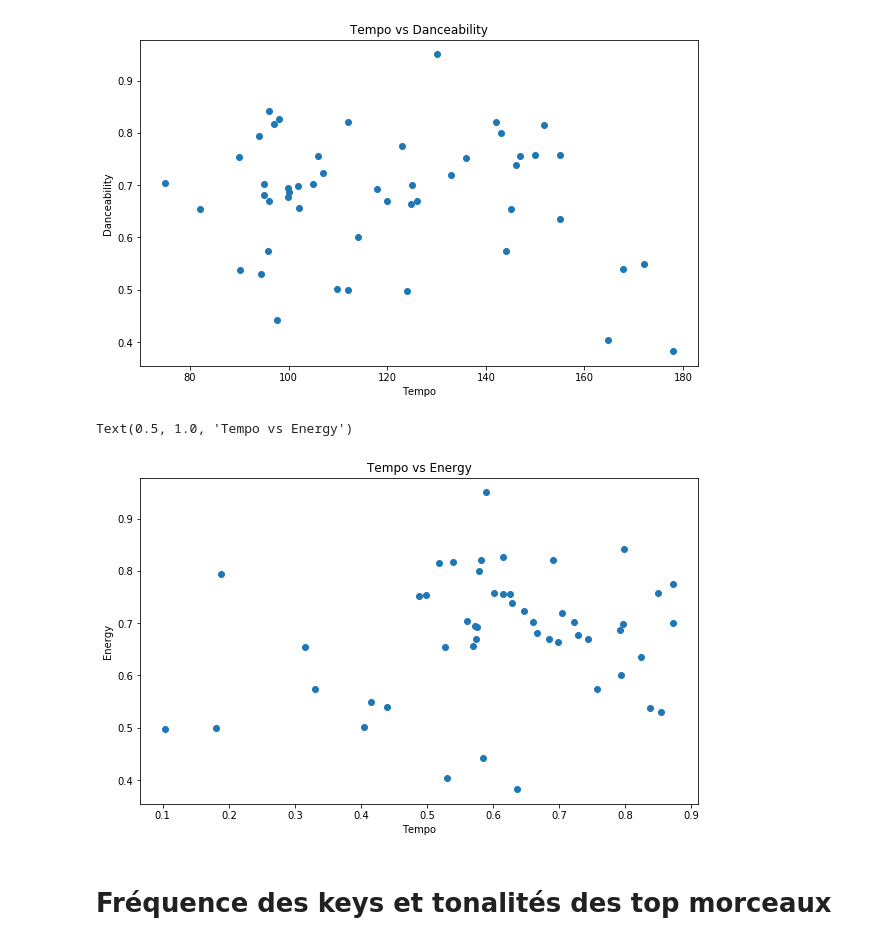
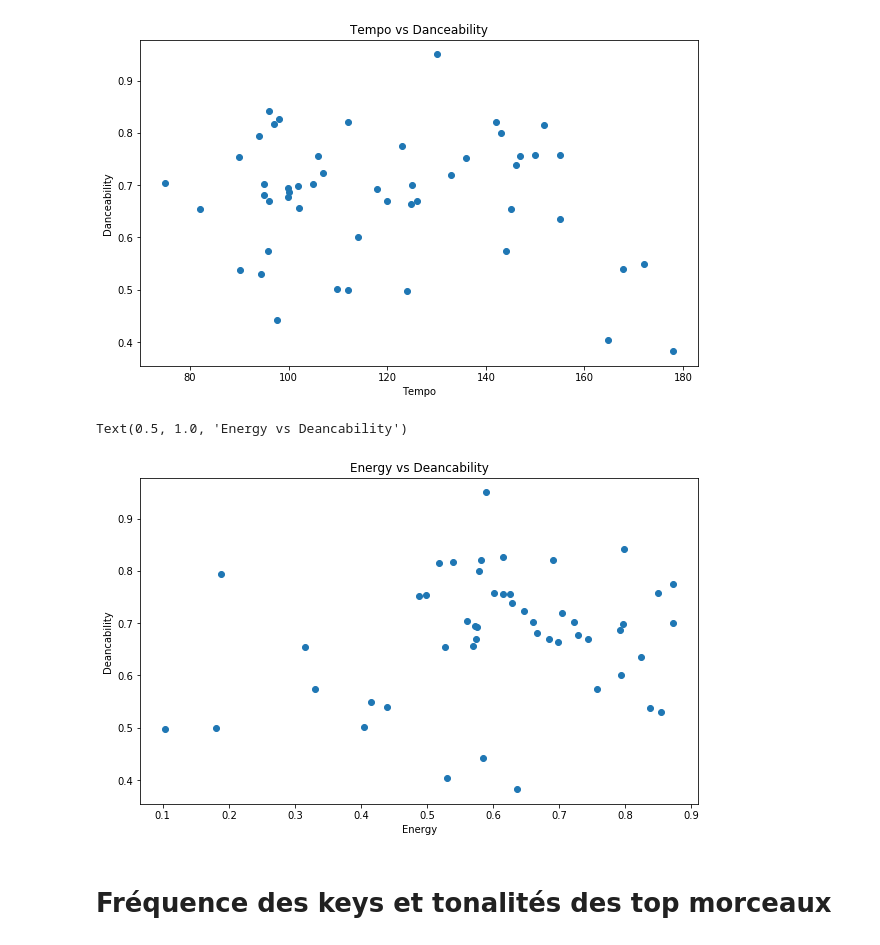
Before and after one commit to rreinette/BEAVERMATRIX, a Jupyter notebook: spotify/randy/Challenge_Data.ipynb, the cells around one changed output. Drawn from its saved outputs; the diff is of its cells as text; code cells hidden in the pictures.

```diff
--- a/spotify/randy/Challenge_Data.ipynb
+++ b/spotify/randy/Challenge_Data.ipynb
@@ -176,12 +176,12 @@ Text(0.5, 1.0, 'Tempo vs Danceability')
 # %%
 plt.figure(figsize=(10,6))
 plt.plot(df_audio_features["energy"], df_audio_features["danceability"], 'o')
-plt.xlabel("Tempo")
-plt.ylabel("Energy")
-plt.title("Tempo vs Energy")
+plt.xlabel("Energy")
+plt.ylabel("Deancability")
+plt.title("Energy vs Deancability")
 # %% [output]
-Text(0.5, 1.0, 'Tempo vs Energy')
+Text(0.5, 1.0, 'Energy vs Deancability')
-[figure, old version]
+[figure, new version]
 # %% [markdown]
 # Fréquence des keys et tonalités des top morceaux
 # %%
```
Also changed, not shown: parts of 3 cells of this notebook.
